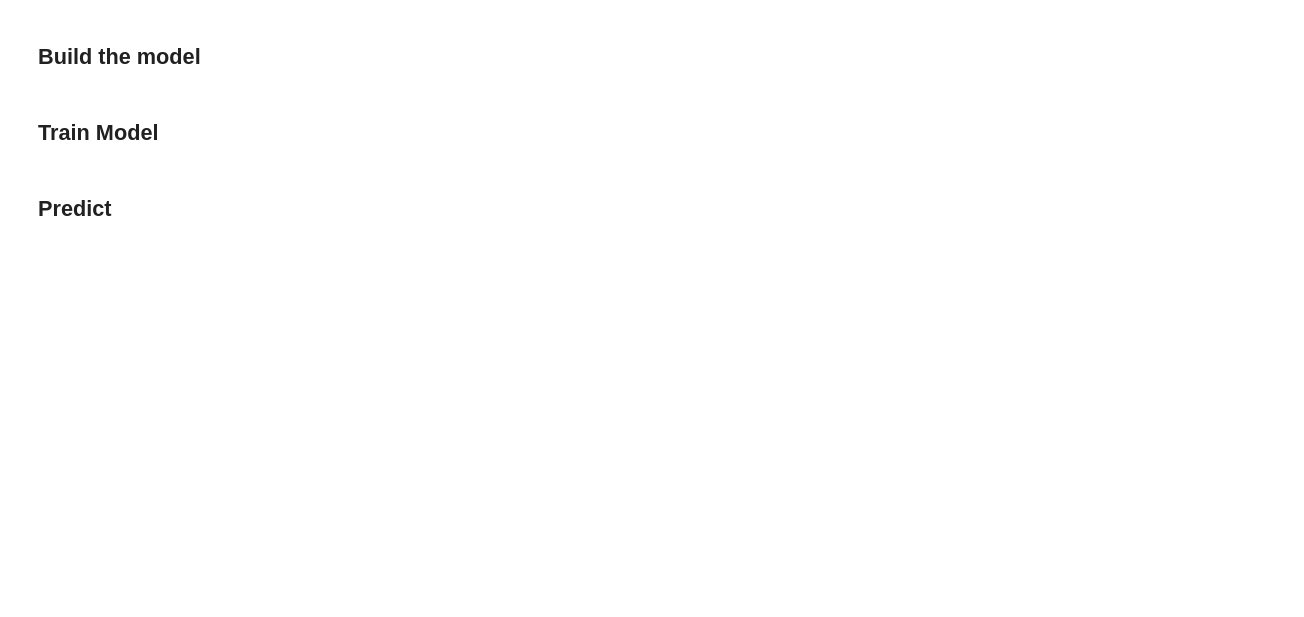
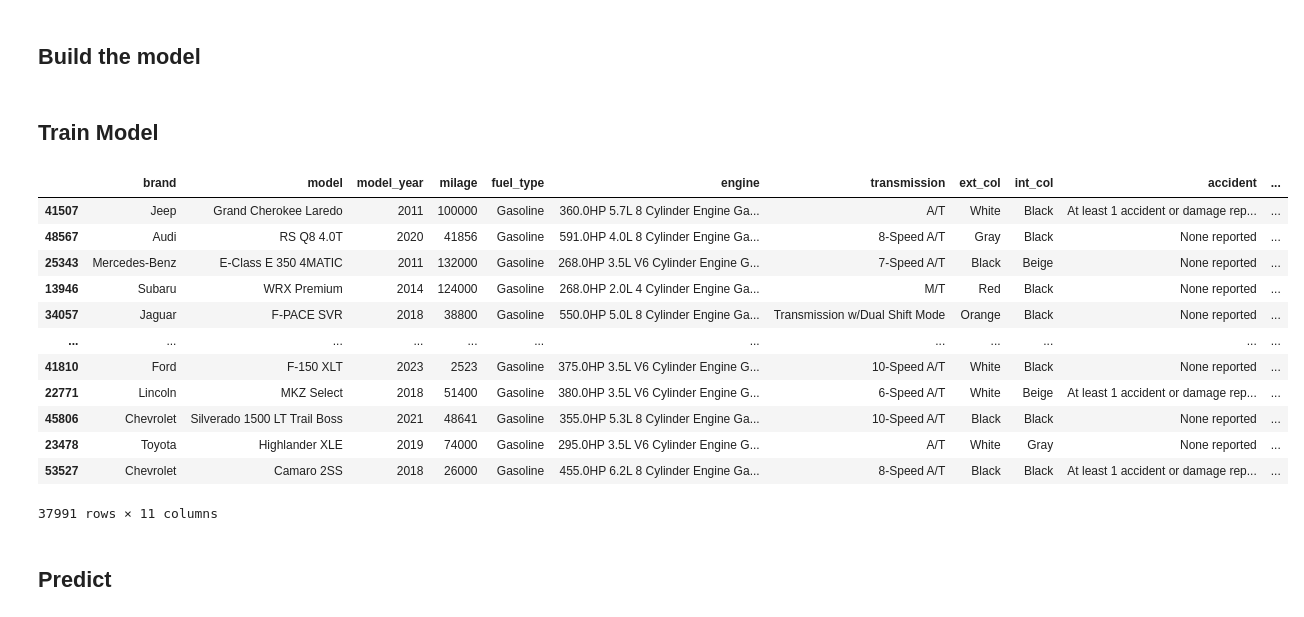
Before and after one commit to SiegfredLorelle/kagglex-car-price-prediction, a Jupyter notebook: kagglex-car-price.ipynb, the cells around one changed output. Drawn from its saved outputs; the diff is of its cells as text; code cells hidden in the pictures; blank space fills up the shorter version.

```diff
--- a/kagglex-car-price.ipynb
+++ b/kagglex-car-price.ipynb
@@ -19,3 +17,6 @@ from sklearn.model_selection import train_test_split
 # Dataset paths
 train_path = "/kaggle/input/kagglex-car-price-prediction-dataset/train.csv"
 test_path = "/kaggle/input/kagglex-car-price-prediction-dataset/test.csv"
+
+df = pd.read_csv(train_path)
+test_df = pd.read_csv(test_path)
@@ -94,7 +131,7 @@ dtype: bool
 ## Separate Features and Labels
 # %%
 # Set features similar to the test set only without id column
-features = train_set.copy()
+features = df.copy()
 features.pop("id")
 
 # Remove price column in features and save it in labels
@@ -187,8 +224,23 @@ model.compile(
 ## Train Model
 # %%
 # View an example of input
+train_features
 
 # Model fit
+# %% [output]
+|  | brand | model | model_year | milage | fuel_type | engine | transmission | ext_col | int_col | accident | ... |
+| 41507 | Jeep | Grand Cherokee Laredo | 2011 | 100000 | Gasoline | 360.0HP 5.7L 8 Cylinder Engine Ga... | A/T | White | Black | At least 1 accident or damage rep... | ... |
+| 48567 | Audi | RS Q8 4.0T | 2020 | 41856 | Gasoline | 591.0HP 4.0L 8 Cylinder Engine Ga... | 8-Speed A/T | Gray | Black | None reported | ... |
+| 25343 | Mercedes-Benz | E-Class E 350 4MATIC | 2011 | 132000 | Gasoline | 268.0HP 3.5L V6 Cylinder Engine G... | 7-Speed A/T | Black | Beige | None reported | ... |
+| 13946 | Subaru | WRX Premium | 2014 | 124000 | Gasoline | 268.0HP 2.0L 4 Cylinder Engine Ga... | M/T | Red | Black | None reported | ... |
+| 34057 | Jaguar | F-PACE SVR | 2018 | 38800 | Gasoline | 550.0HP 5.0L 8 Cylinder Engine Ga... | Transmission w/Dual Shift Mode | Orange | Black | None reported | ... |
+| ... | ... | ... | ... | ... | ... | ... | ... | ... | ... | ... | ... |
+| 41810 | Ford | F-150 XLT | 2023 | 2523 | Gasoline | 375.0HP 3.5L V6 Cylinder Engine G... | 10-Speed A/T | White | Black | None reported | ... |
+| 22771 | Lincoln | MKZ Select | 2018 | 51400 | Gasoline | 380.0HP 3.5L V6 Cylinder Engine G... | 6-Speed A/T | White | Beige | At least 1 accident or damage rep... | ... |
+| 45806 | Chevrolet | Silverado 1500 LT Trail Boss | 2021 | 48641 | Gasoline | 355.0HP 5.3L 8 Cylinder Engine Ga... | 10-Speed A/T | Black | Black | None reported | ... |
+| 23478 | Toyota | Highlander XLE | 2019 | 74000 | Gasoline | 295.0HP 3.5L V6 Cylinder Engine G... | A/T | White | Gray | None reported | ... |
+| 53527 | Chevrolet | Camaro 2SS | 2018 | 26000 | Gasoline | 455.0HP 6.2L 8 Cylinder Engine Ga... | 8-Speed A/T | Black | Black | At least 1 accident or damage rep... | ... |
+37991 rows × 11 columns
 # %% [markdown]
 ## Predict
 # %% [markdown]
```
Also changed, not shown: parts of 25 cells of this notebook.
